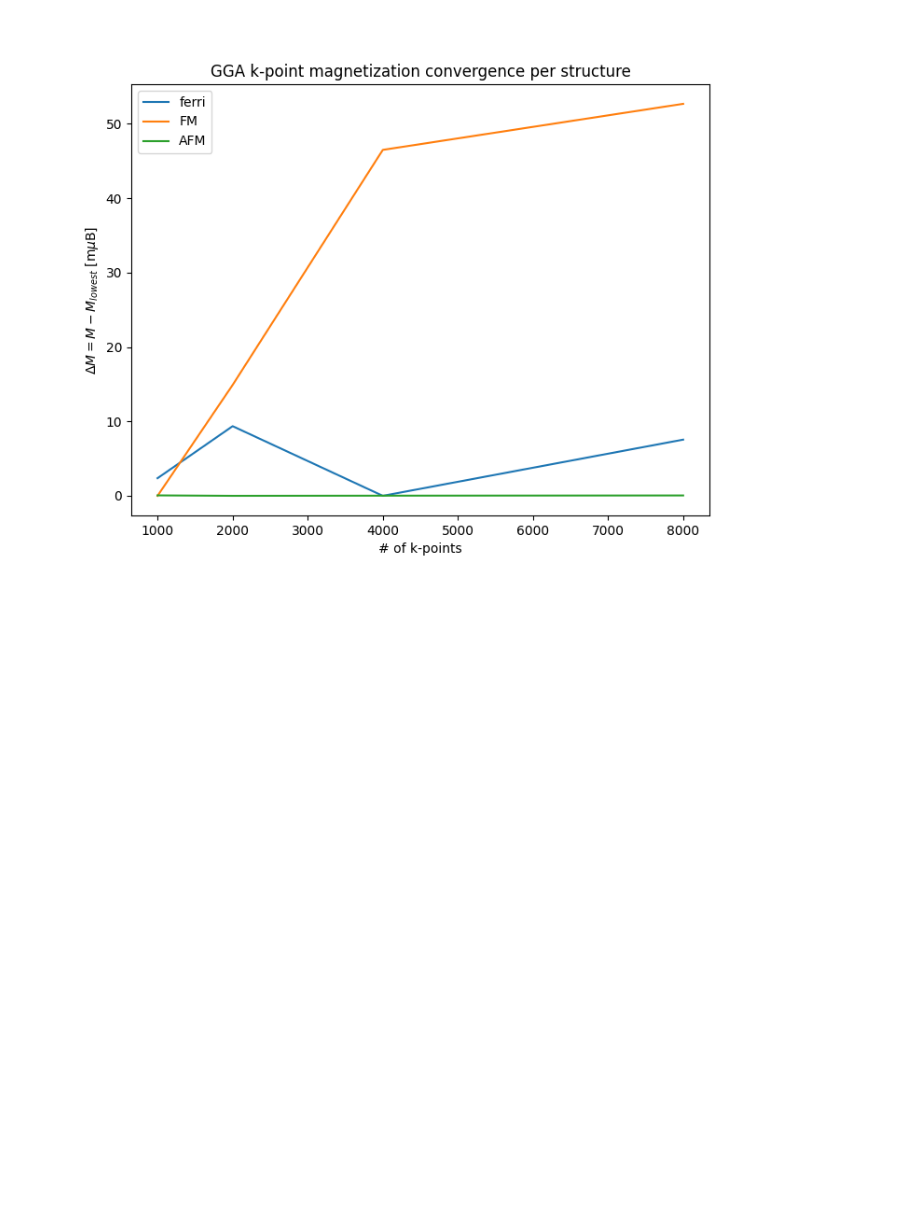
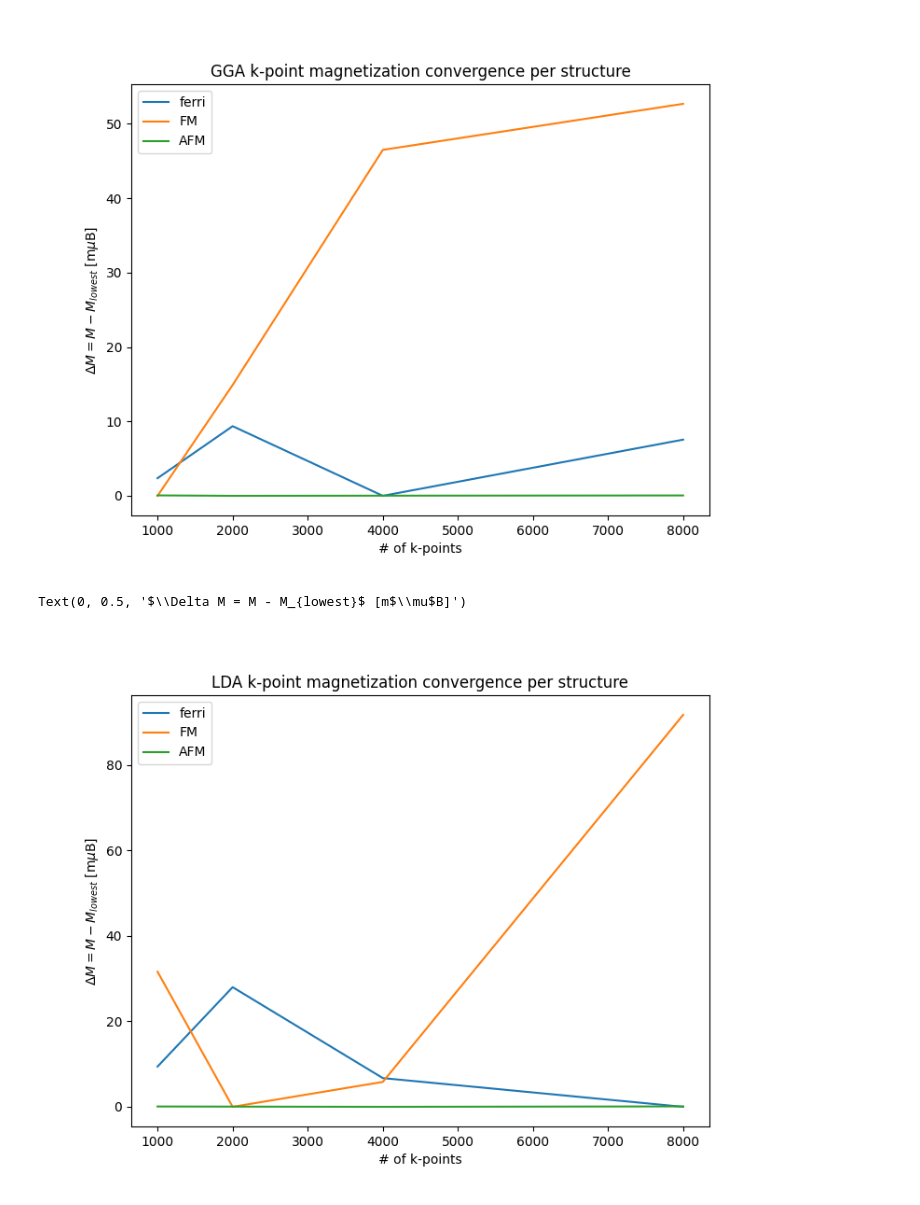
Before and after one commit to thischris1/FZU, a Jupyter notebook: scripts/k_point_optimisation.ipynb, the cells around one changed output. Drawn from its saved outputs; the diff is of its cells as text; code cells hidden in the pictures; blank space fills up the shorter version.

```diff
--- a/scripts/k_point_optimisation.ipynb
+++ b/scripts/k_point_optimisation.ipynb
@@ -147,3 +147,31 @@ plt.ylabel("$\Delta M = M - M_{lowest}$ [m$\mu$B]")
 # %% [output]
 Text(0, 0.5, '$\\Delta M = M - M_{lowest}$ [m$\\mu$B]')
 [figure]
+# %%
+plt.figure(figsize=(8, 6))
+
+plt.title("LDA k-point magnetization convergence per structure")
+
+
+plt.plot(
+    data["LDA"]["ferri"]["k"],
+    (np.array(data["LDA"]["ferri"]["M"]) - min(data["LDA"]["ferri"]["M"])) * 1000,
+    label="ferri",
+)
+plt.plot(
+    data["LDA"]["FM"]["k"],
+    (np.array(data["LDA"]["FM"]["M"]) - min(data["LDA"]["FM"]["M"])) * 1000,
+    label="FM",
+)
+plt.plot(
+    data["LDA"]["AFM"]["k"],
+    (np.array(data["LDA"]["AFM"]["M"]) - min(data["LDA"]["AFM"]["M"])) * 1000,
+    label="AFM",
+)
+
+plt.legend()
+plt.xlabel("# of k-points")
+plt.ylabel("$\Delta M = M - M_{lowest}$ [m$\mu$B]")
+# %% [output]
+Text(0, 0.5, '$\\Delta M = M - M_{lowest}$ [m$\\mu$B]')
+[figure, added]
```
Also changed, not shown: parts of 1 cell of this notebook, 3 other files.
